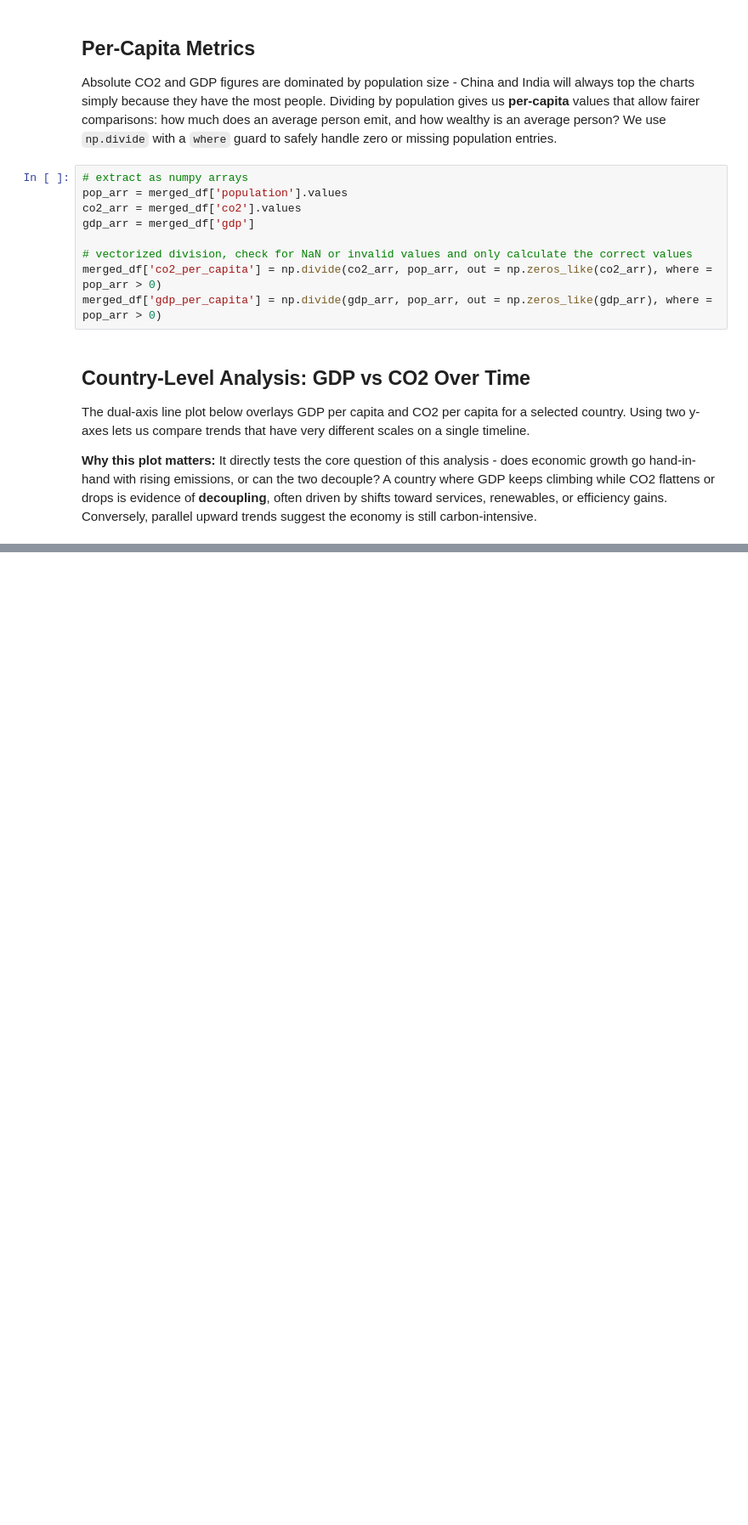
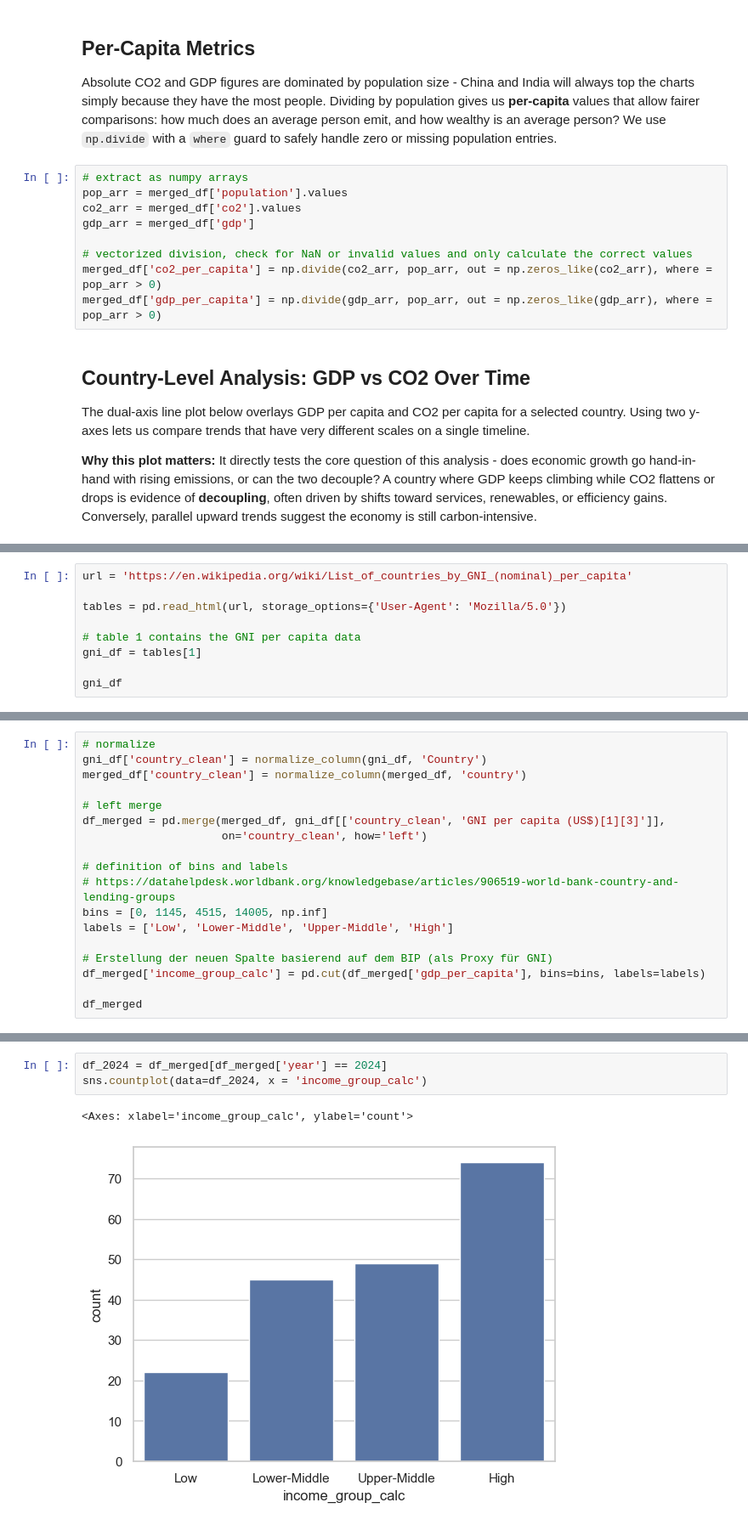
Before and after one commit to fabianfrank-dev/carbon_analysis, a Jupyter notebook: processor.ipynb, the cells around one changed output, grey strips where cells are left out. Shown at 85% size. Saved outputs shown, nothing was run; the diff lists cells and outputs as text; blank space fills up the shorter version.

```diff
--- a/processor.ipynb
+++ b/processor.ipynb
@@ -207,0 +220,9 @@ plt.show()
+# %%
+url = 'https://en.wikipedia.org/wiki/List_of_countries_by_GNI_(nominal)_per_capita'
+
+tables = pd.read_html(url, storage_options={'User-Agent': 'Mozilla/5.0'})
+
+# table 1 contains the GNI per capita data
+gni_df = tables[1]
+
+gni_df
@@ -207,0 +245,18 @@ plt.show()
+# %%
+# normalize
+gni_df['country_clean'] = normalize_column(gni_df, 'Country')
+merged_df['country_clean'] = normalize_column(merged_df, 'country')
+
+# left merge
+df_merged = pd.merge(merged_df, gni_df[['country_clean', 'GNI per capita (US$)[1][3]']],
+                     on='country_clean', how='left')
+
+# definition of bins and labels
+# https://datahelpdesk.worldbank.org/knowledgebase/articles/906519-world-bank-country-and-lending-groups
+bins = [0, 1145, 4515, 14005, np.inf]
+labels = ['Low', 'Lower-Middle', 'Upper-Middle', 'High']
+
+# Erstellung der neuen Spalte basierend auf dem BIP (als Proxy für GNI)
+df_merged['income_group_calc'] = pd.cut(df_merged['gdp_per_capita'], bins=bins, labels=labels)
+
+df_merged
@@ -207,0 +281,6 @@ plt.show()
+# %%
+df_2024 = df_merged[df_merged['year'] == 2024]
+sns.countplot(data=df_2024, x = 'income_group_calc')
+# %% [output]
+<Axes: xlabel='income_group_calc', ylabel='count'>
+[figure, added]
```
Also changed, not shown: parts of 12 cells of this notebook, 2 other files.
